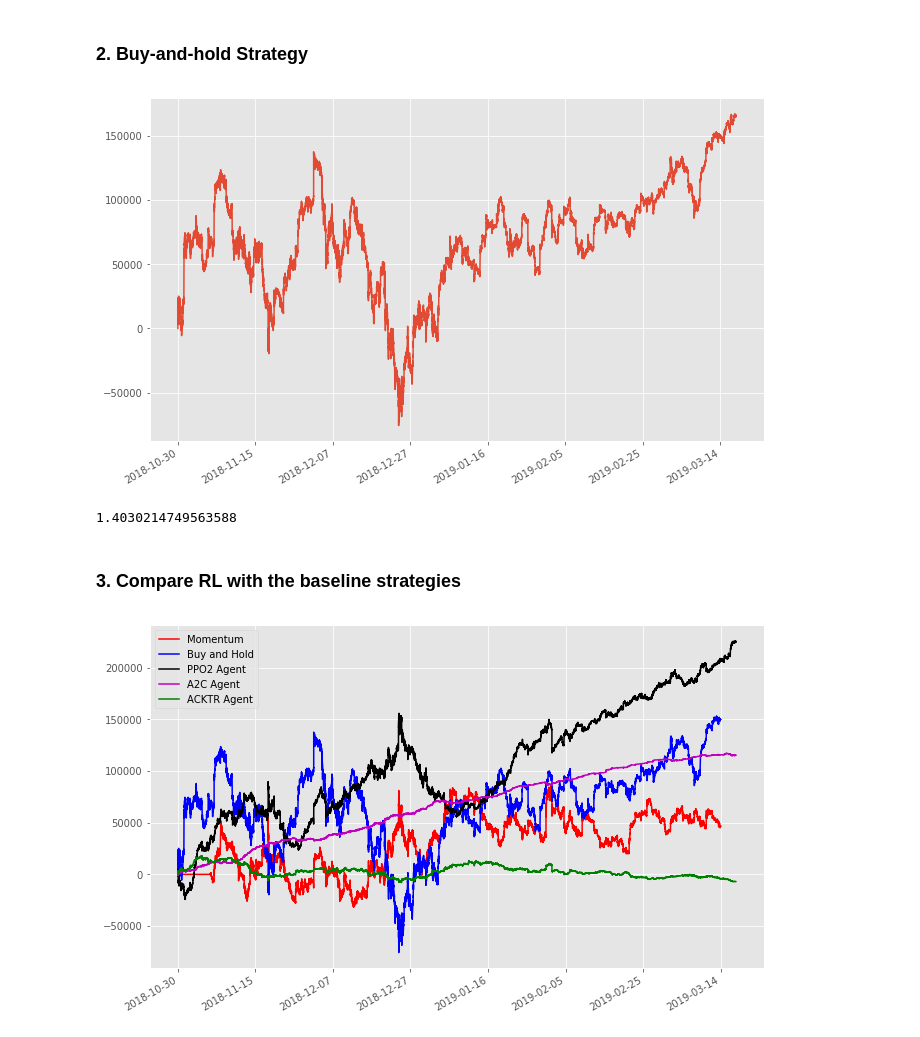
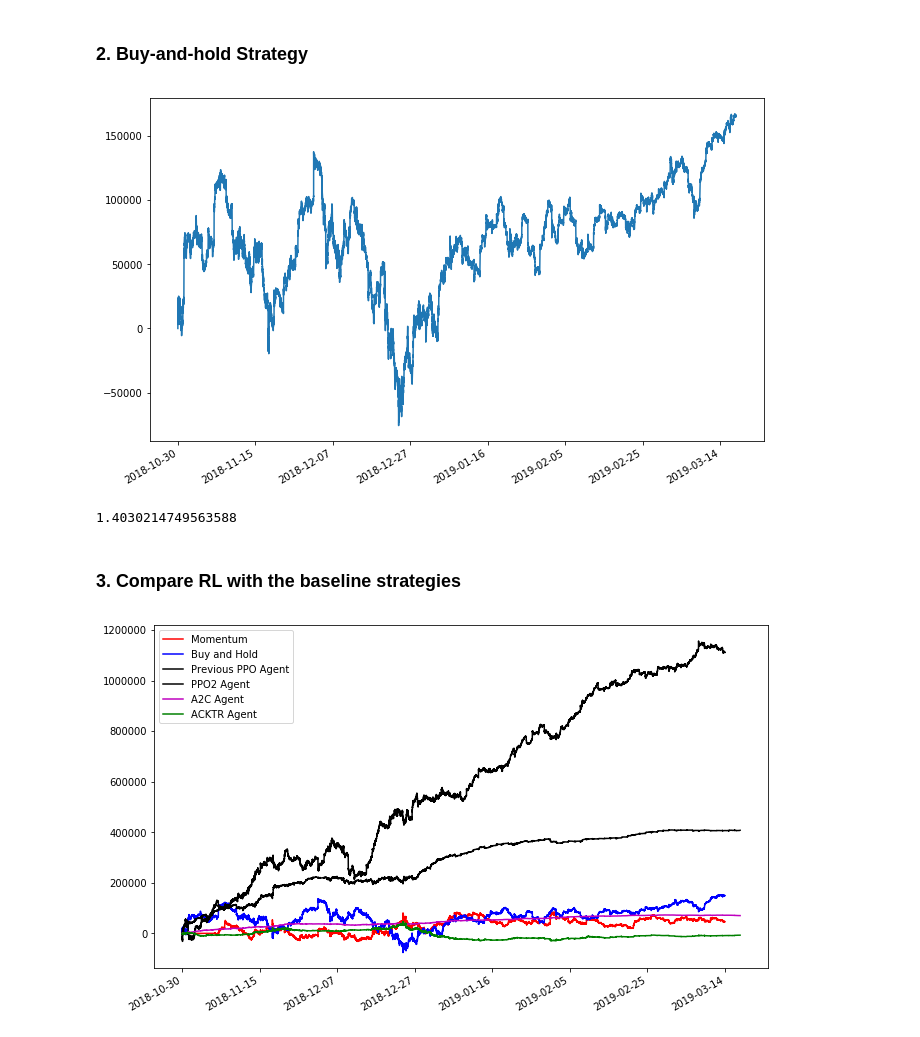
Before and after one commit to k-lgtm/COMS-W4995-Deep-Learning-Project, a Jupyter notebook: main_multi_agents.ipynb, the cells around one changed output. Saved outputs shown, nothing was run; the diff lists cells and outputs as text; code cells hidden in the pictures.

Commit message:
updates multi agents

```diff
--- a/main_multi_agents.ipynb
+++ b/main_multi_agents.ipynb
@@ -215,7 +258,6 @@ mom = momentum_signal(prices, 2100)
 pnl_mom = np.sum(mom * np.roll(ret1, -1, axis=0), axis=1) * principal
 pnl_mom = np.nan_to_num(pnl_mom)
 
-plt.style.use("ggplot")
 formatter = DateFormatter(dates)
 fig, ax = plt.subplots(figsize=(11, 7))
 ax.xaxis.set_major_formatter(formatter)
@@ -235,7 +277,6 @@ mut[0] = 1
 pnl_hold = np.sum((np.cumprod(mut, axis=0)-1) / 3 * principal, axis=1)
 pnl_hold = pnl_hold - np.roll(pnl_hold, 1)
 pnl_hold[0] = 0
-plt.style.use("ggplot")
 formatter = DateFormatter(dates)
 fig, ax = plt.subplots(figsize=(11, 7))
 ax.xaxis.set_major_formatter(formatter)
@@ -245,34 +286,32 @@ plt.show()
 
 print(evaluator.annual_sharpe(pnl_hold))
 # %% [output]
-[figure, old version]
+[figure, new version]
 1.4030214749563588
 # %% [markdown]
 ### 3. Compare RL with the baseline strategies
 # %%
 import pickle
 # %%
-# with open("outputs/model_pnl_35000.dms", "rb") as f:
-#     pnl_ppo = pickle.load(f)
+with open("outputs/model_pnl_35000.dms", "rb") as f:
+    pnl_ppo = pickle.load(f)
 # %%
-pnl_ppo = pnl_ppo2
 n = pnl_ppo.shape[0]
 pnl_mom = pnl_mom[:n]
 pnl_hold = pnl_hold[:n]
 # %%
-plt.style.use("ggplot")
 formatter = DateFormatter(dates)
 fig, ax = plt.subplots(figsize=(11, 7))
 ax.xaxis.set_major_formatter(formatter)
 ax.plot(np.arange(pnl_mom.shape[0]), np.cumsum(pnl_mom), c="r", label="Momentum")
 ax.plot(np.arange(pnl_hold.shape[0]), np.cumsum(pnl_hold), c="b", label="Buy and Hold")
-# ax.plot(np.arange(pnl_ppo.shape[0]), np.cumsum(pnl_ppo), c="k", label="PPO Agent")
+ax.plot(np.arange(pnl_ppo.shape[0]), np.cumsum(pnl_ppo), c="k", label="Previous PPO Agent")
 ax.plot(np.arange(pnl_ppo2.shape[0]), np.cumsum(pnl_ppo2), c="k", label="PPO2 Agent")
 ax.plot(np.arange(pnl_a2c.shape[0]), np.cumsum(pnl_a2c), c="m", label="A2C Agent")
 ax.plot(np.arange(pnl_acktr.shape[0]), np.cumsum(pnl_acktr), c="g", label="ACKTR Agent")
 
 fig.autofmt_xdate()
 plt.legend()
 plt.show()
 # %% [output]
-[figure, old version]
+[figure, new version]
```
Also changed, not shown: parts of 11 cells of this notebook.
